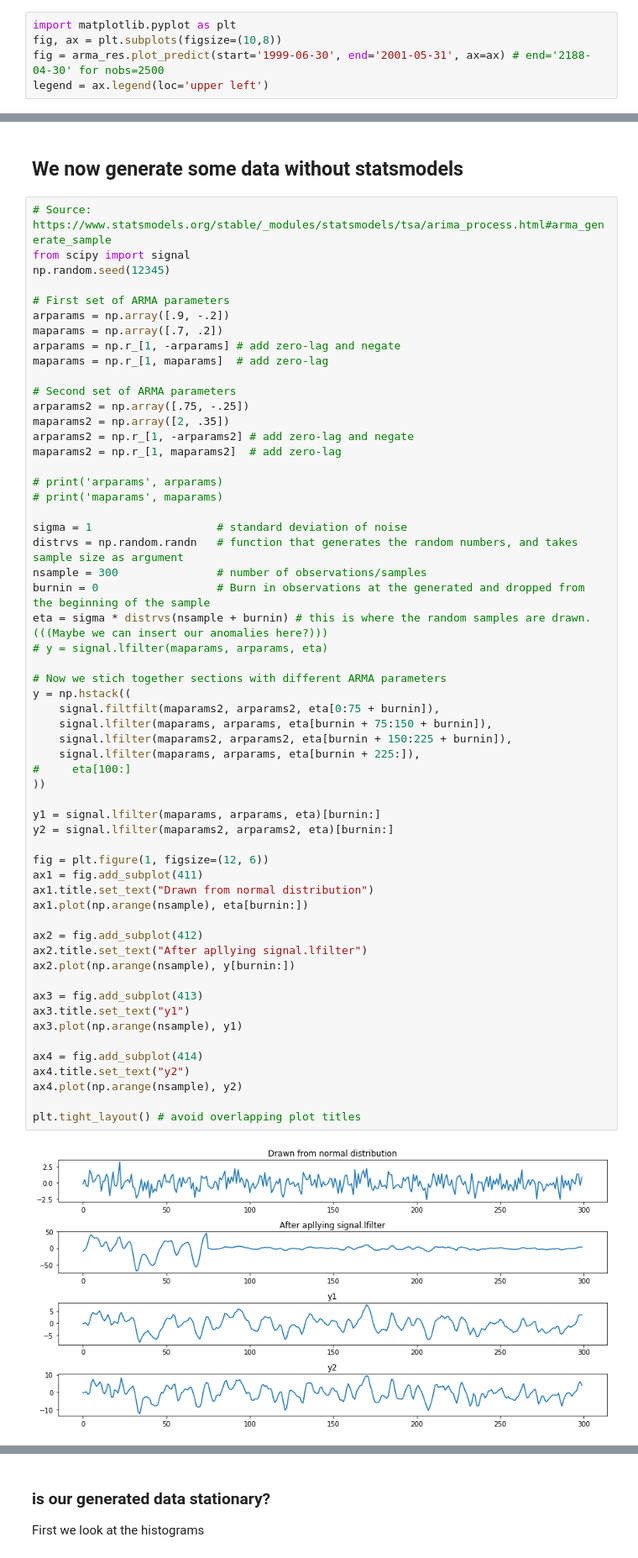
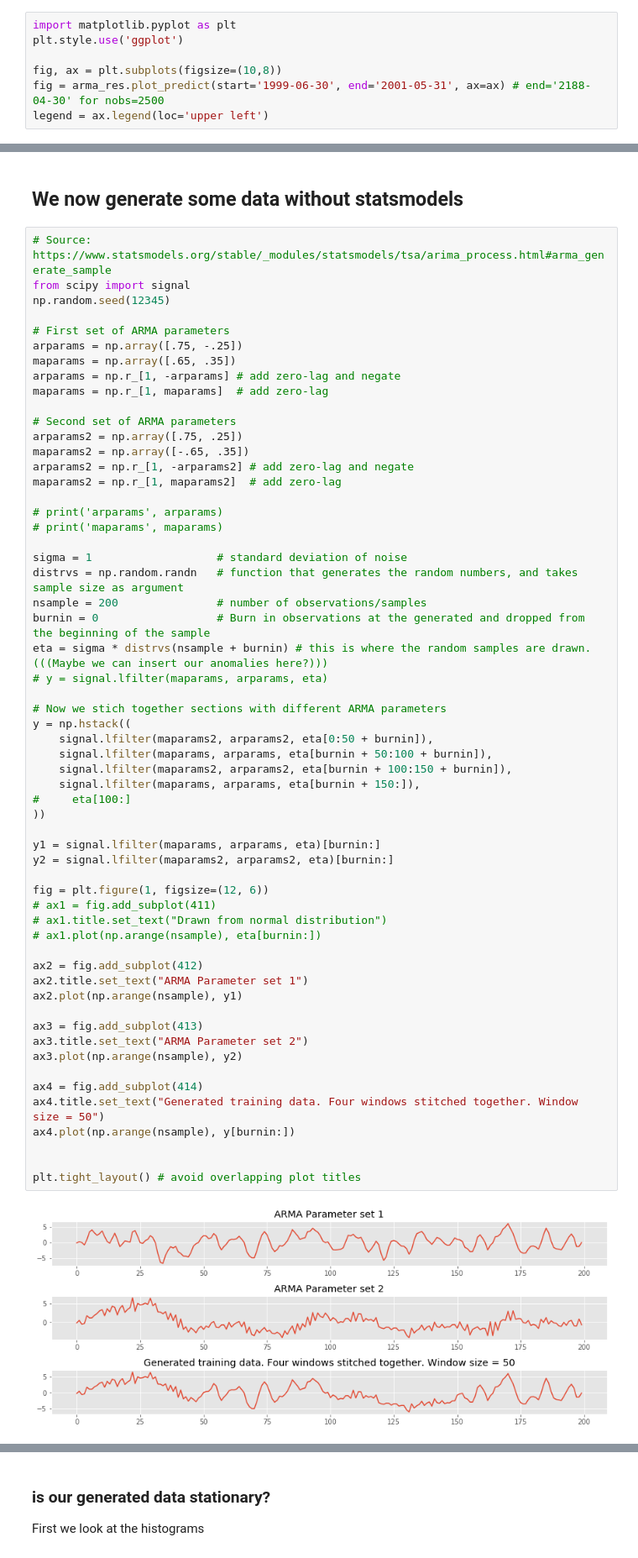
Before and after one commit to clemenspeters/ARIMA, a Jupyter notebook: experiment_sm-tsa-arma_generate_sample.ipynb, the cells around one changed output, grey strips where cells are left out. Shown at 84% size. Cells and saved outputs as stored; diff of their text form.

```diff
--- a/experiment_sm-tsa-arma_generate_sample.ipynb
+++ b/experiment_sm-tsa-arma_generate_sample.ipynb
@@ -79,6 +79,8 @@ y.tail()
 dtype: float64
 # %%
 import matplotlib.pyplot as plt
+plt.style.use('ggplot')
+
 fig, ax = plt.subplots(figsize=(10,8))
 fig = arma_res.plot_predict(start='1999-06-30', end='2001-05-31', ax=ax) # end='2188-04-30' for nobs=2500
 legend = ax.legend(loc='upper left')
@@ -92,56 +94,57 @@ from scipy import signal
 np.random.seed(12345)
 
 # First set of ARMA parameters
-arparams = np.array([.9, -.2])
-maparams = np.array([.7, .2])
+arparams = np.array([.75, -.25])
+maparams = np.array([.65, .35])
 arparams = np.r_[1, -arparams] # add zero-lag and negate
 maparams = np.r_[1, maparams]  # add zero-lag
 
 # Second set of ARMA parameters
-arparams2 = np.array([.75, -.25])
-maparams2 = np.array([2, .35])
+arparams2 = np.array([.75, .25])
+maparams2 = np.array([-.65, .35])
 arparams2 = np.r_[1, -arparams2] # add zero-lag and negate
 maparams2 = np.r_[1, maparams2]  # add zero-lag
 
 # print('arparams', arparams)
 # print('maparams', maparams)
 
 sigma = 1                   # standard deviation of noise
 distrvs = np.random.randn   # function that generates the random numbers, and takes sample size as argument
-nsample = 300               # number of observations/samples
+nsample = 200               # number of observations/samples
 burnin = 0                  # Burn in observations at the generated and dropped from the beginning of the sample
 eta = sigma * distrvs(nsample + burnin) # this is where the random samples are drawn. (((Maybe we can insert our anomalies here?)))
 # y = signal.lfilter(maparams, arparams, eta)
 
 # Now we stich together sections with different ARMA parameters
 y = np.hstack((
-    signal.filtfilt(maparams2, arparams2, eta[0:75 + burnin]),
-    signal.lfilter(maparams, arparams, eta[burnin + 75:150 + burnin]),
-    signal.lfilter(maparams2, arparams2, eta[burnin + 150:225 + burnin]),
-    signal.lfilter(maparams, arparams, eta[burnin + 225:]),
+    signal.lfilter(maparams2, arparams2, eta[0:50 + burnin]),
+    signal.lfilter(maparams, arparams, eta[burnin + 50:100 + burnin]),
+    signal.lfilter(maparams2, arparams2, eta[burnin + 100:150 + burnin]),
+    signal.lfilter(maparams, arparams, eta[burnin + 150:]),
 #     eta[100:]
 ))
 
 y1 = signal.lfilter(maparams, arparams, eta)[burnin:]
 y2 = signal.lfilter(maparams2, arparams2, eta)[burnin:]
 
 fig = plt.figure(1, figsize=(12, 6))
-ax1 = fig.add_subplot(411)
-ax1.title.set_text("Drawn from normal distribution")
-ax1.plot(np.arange(nsample), eta[burnin:])
+# ax1 = fig.add_subplot(411)
+# ax1.title.set_text("Drawn from normal distribution")
+# ax1.plot(np.arange(nsample), eta[burnin:])
 
 ax2 = fig.add_subplot(412)
-ax2.title.set_text("After apllying signal.lfilter")
-ax2.plot(np.arange(nsample), y[burnin:])
+ax2.title.set_text("ARMA Parameter set 1")
+ax2.plot(np.arange(nsample), y1)
 
 ax3 = fig.add_subplot(413)
-ax3.title.set_text("y1")
-ax3.plot(np.arange(nsample), y1)
+ax3.title.set_text("ARMA Parameter set 2")
+ax3.plot(np.arange(nsample), y2)
 
 ax4 = fig.add_subplot(414)
-ax4.title.set_text("y2")
-ax4.plot(np.arange(nsample), y2)
+ax4.title.set_text("Generated training data. Four windows stitched together. Window size = 50")
+ax4.plot(np.arange(nsample), y[burnin:])
+
 
 plt.tight_layout() # avoid overlapping plot titles
 # %% [output]
-[figure, old version]
+[figure, new version]
```
Also changed, not shown: parts of 6 cells of this notebook.
